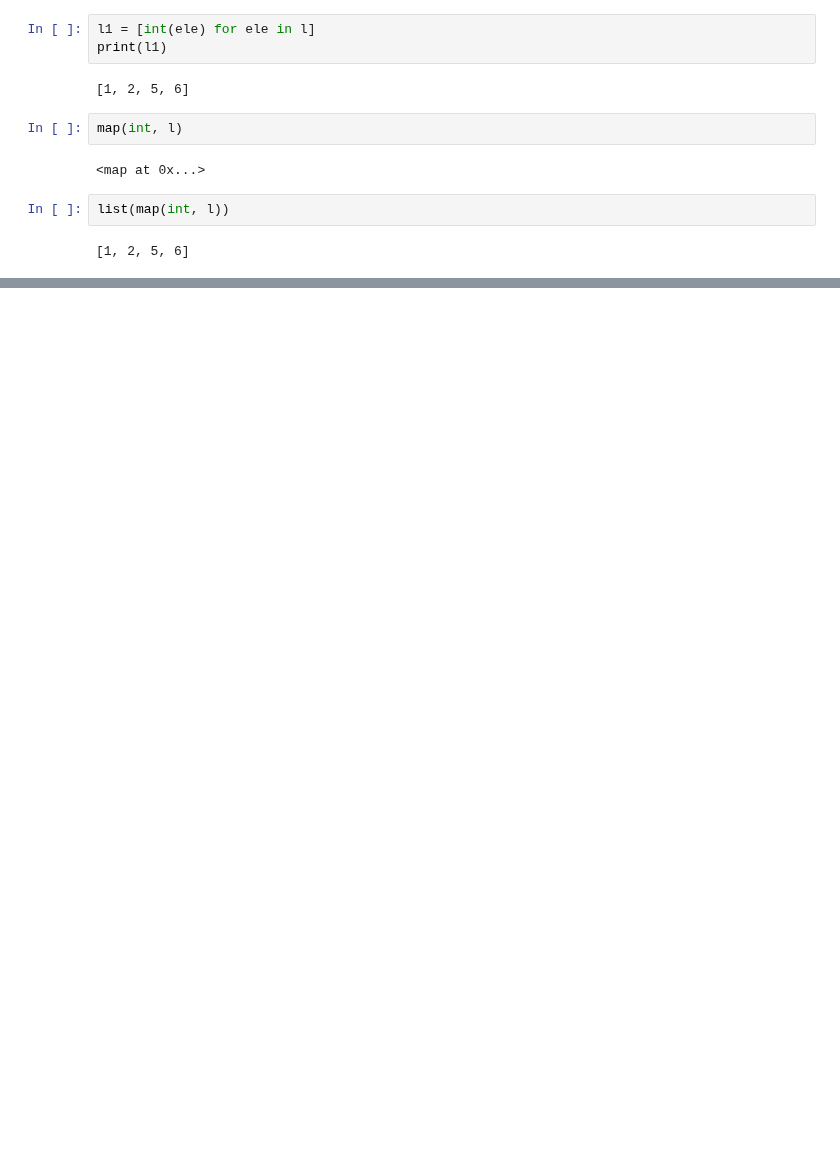
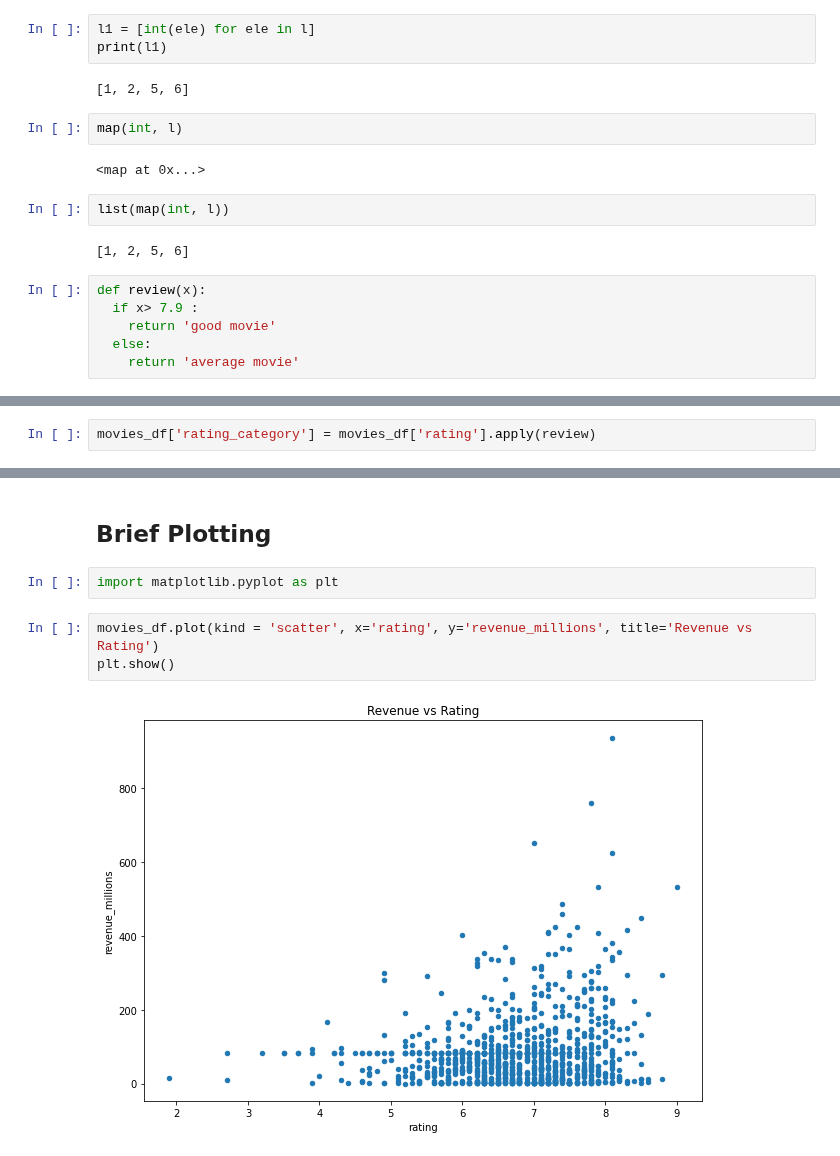
Before and after one commit to santhoshmc/machine-learning, a Jupyter notebook: Python_Pandas.ipynb, the cells around one changed output, grey strips where cells are left out. Saved outputs shown, nothing was run; the diff lists cells and outputs as text; blank space fills up the shorter version.

```diff
--- a/Python_Pandas.ipynb
+++ b/Python_Pandas.ipynb
@@ -620,3 +622,9 @@ map(int, l)
 list(map(int, l))
 # %% [output]
 [1, 2, 5, 6]
+# %%
+def review(x):
+  if x> 7.9 :
+    return 'good movie'
+  else:
+    return 'average movie'
@@ -622,0 +647,2 @@ list(map(int, l))
+# %%
+movies_df['rating_category'] = movies_df['rating'].apply(review)
@@ -622,0 +674,9 @@ list(map(int, l))
+# %% [markdown]
+## Brief Plotting
+# %%
+import matplotlib.pyplot as plt
+# %%
+movies_df.plot(kind = 'scatter', x='rating', y='revenue_millions', title='Revenue vs Rating')
+plt.show()
+# %% [output]
+[figure, added]
```
Also changed, not shown: parts of 10 cells of this notebook.
